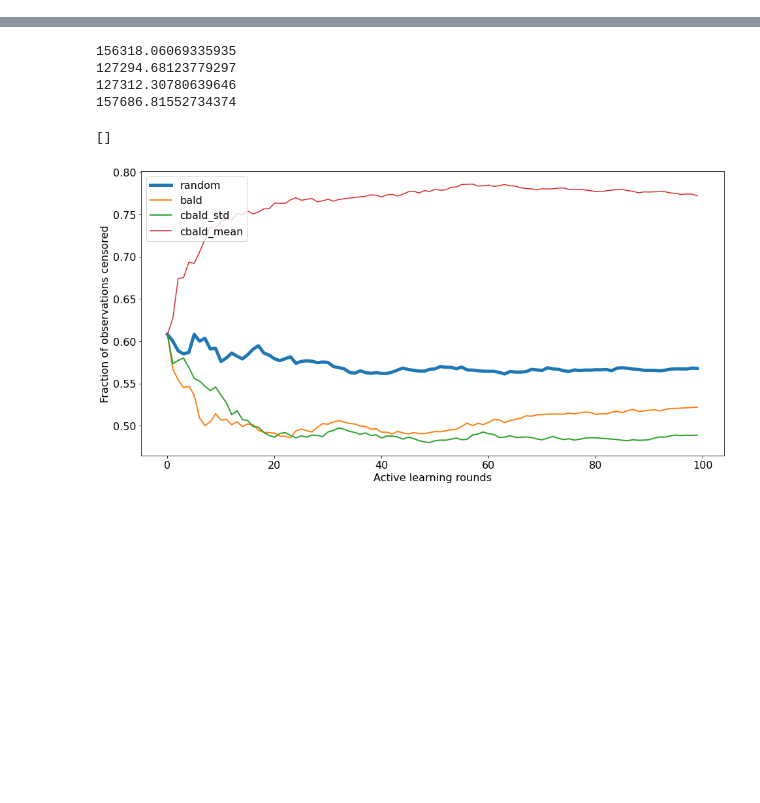
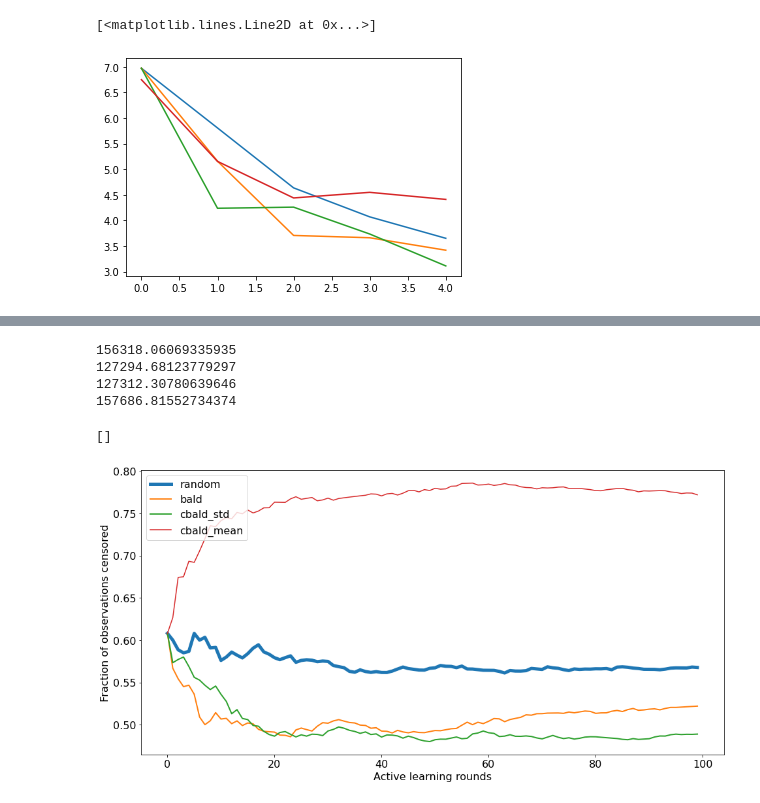
Before and after one commit to fbohu/Censored-Active-Learning, a Jupyter notebook: eval.ipynb, the cells around one changed output, grey strips where cells are left out. Drawn from its saved outputs; the diff is of its cells as text; code cells hidden in the pictures; blank space fills up the shorter version.

```diff
--- a/eval.ipynb
+++ b/eval.ipynb
@@ -6,6 +6,26 @@ import matplotlib.pyplot as plt
 # %%
 with open('results/cbald_filename.pickle', 'rb') as handle:
     b = pickle.load(handle)
+# %%
+with open('results/synth/random-small.pickle', 'rb') as handle:
+    random = pickle.load(handle)
+
+with open('results/synth/bald-small.pickle', 'rb') as handle:
+    bald = pickle.load(handle)
+
+with open('results/synth/cbald-small.pickle', 'rb') as handle:
+    cbald = pickle.load(handle)
+
+with open('results/synth/cbald-medium.pickle', 'rb') as handle:
+    cbald_m = pickle.load(handle)
+# %%
+plt.plot(np.mean(random['model_perf'],axis=0))
+plt.plot(np.mean(bald['model_perf'],axis=0))
+plt.plot(np.mean(cbald['model_perf'],axis=0))
+plt.plot(np.mean(cbald_m['model_perf'],axis=0))
+# %% [output]
+[<matplotlib.lines.Line2D at 0x...>]
+[figure, added]
 # %%
 for i in range(0, b['mutatu'].shape[0]):
     plt.figure(figsize=(16,8))
```
Also changed, not shown: parts of 2 cells of this notebook, 8 other files.
